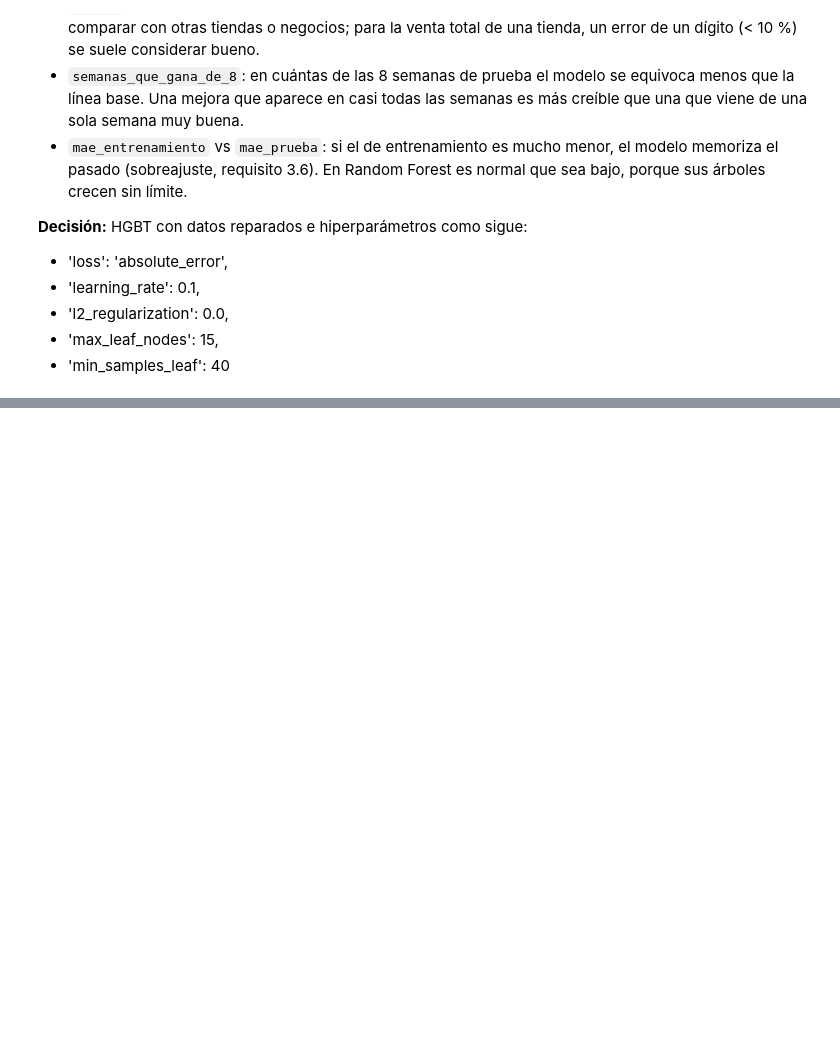
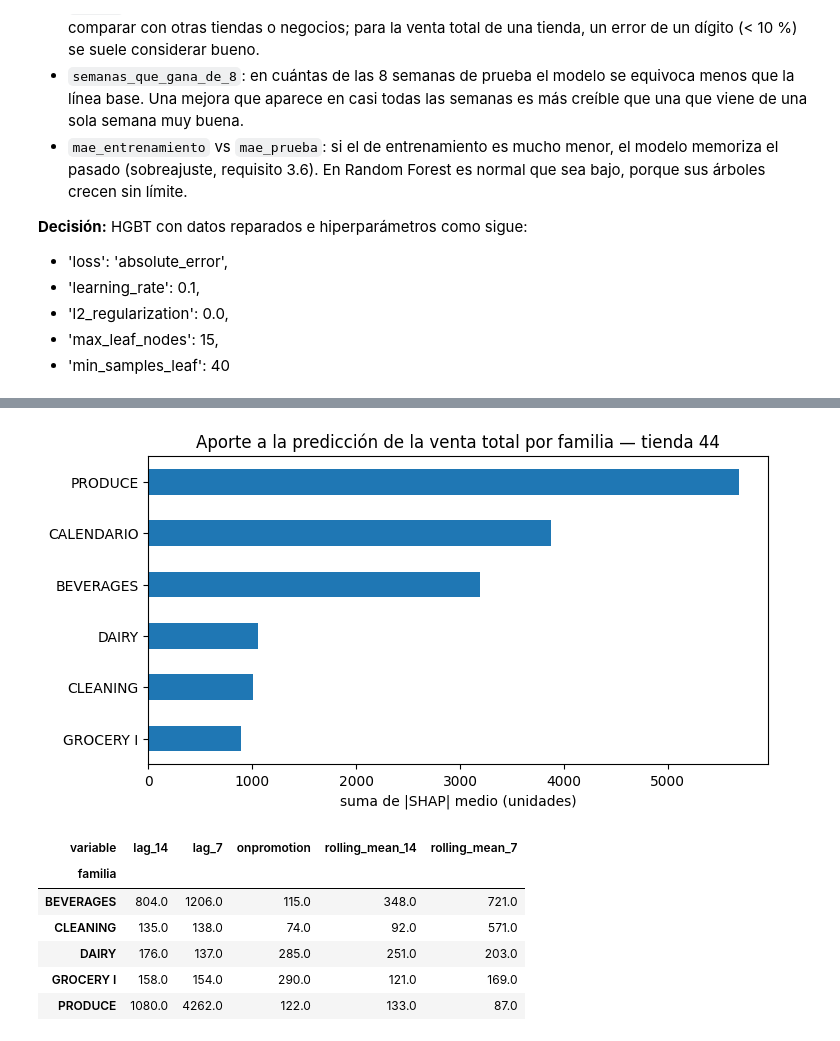
Before and after one commit to Jacogz/ML-Prediccion-Demanda, a Jupyter notebook: src/model_development.ipynb, the cells around one changed output, grey strips where cells are left out. Drawn from its saved outputs; the diff is of its cells as text; code cells hidden in the pictures; blank space fills up the shorter version.

```diff
--- a/src/model_development.ipynb
+++ b/src/model_development.ipynb
@@ -1105,0 +1149,31 @@ resumen.round(1).sort_values(["datos", "mae_prueba"])
+# %%
+familias = selected_families["family"].tolist()
+importancia = pd.Series(np.abs(test_shap_values).mean(axis=0), index=FEATURE_COLS_WIDE)
+
+filas = []
+for columna, valor in importancia.items():
+    familia = next((f for f in familias if columna.endswith("_" + sanitizar(f))), "CALENDARIO")
+    variable = columna[: -len(sanitizar(familia)) - 1] if familia != "CALENDARIO" else columna
+    filas.append({"familia": familia, "variable": variable, "shap_medio_abs": valor})
+aporte = pd.DataFrame(filas)
+
+por_familia = aporte.groupby("familia")["shap_medio_abs"].sum().sort_values()
+fig, ax = plt.subplots(figsize=(8, 4))
+por_familia.plot(kind="barh", ax=ax)
+ax.set_title(f"Aporte a la predicción de la venta total por familia — tienda {selected_store_nbr}")
+ax.set_xlabel("suma de |SHAP| medio (unidades)")
+ax.set_ylabel("")
+plt.show()
+
+aporte[aporte["familia"] != "CALENDARIO"].pivot(
+    index="familia", columns="variable", values="shap_medio_abs"
+).round(0)
+# %% [output]
+[figure, added]
+| variable | lag_14 | lag_7 | onpromotion | rolling_mean_14 | rolling_mean_7 |
+| familia |  |  |  |  |  |
+| BEVERAGES | 804.0 | 1206.0 | 115.0 | 348.0 | 721.0 |
+| CLEANING | 135.0 | 138.0 | 74.0 | 92.0 | 571.0 |
+| DAIRY | 176.0 | 137.0 | 285.0 | 251.0 | 203.0 |
+| GROCERY I | 158.0 | 154.0 | 290.0 | 121.0 | 169.0 |
+| PRODUCE | 1080.0 | 4262.0 | 122.0 | 133.0 | 87.0 |
```
Also changed, not shown: parts of 11 cells of this notebook, 1 other file.
